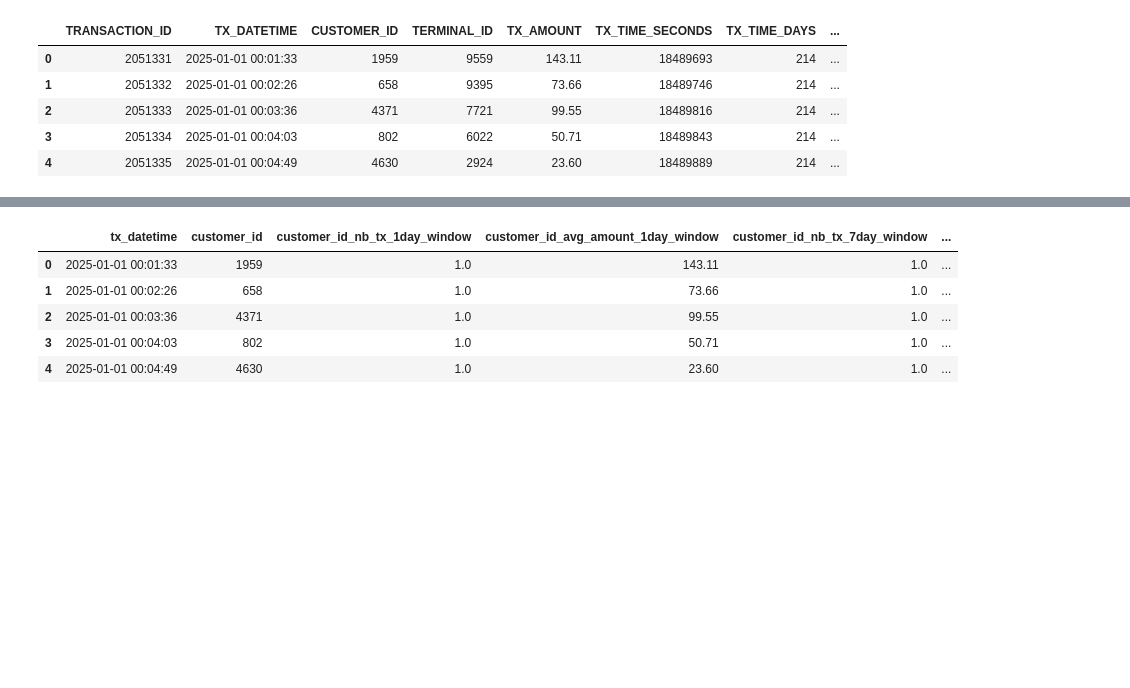
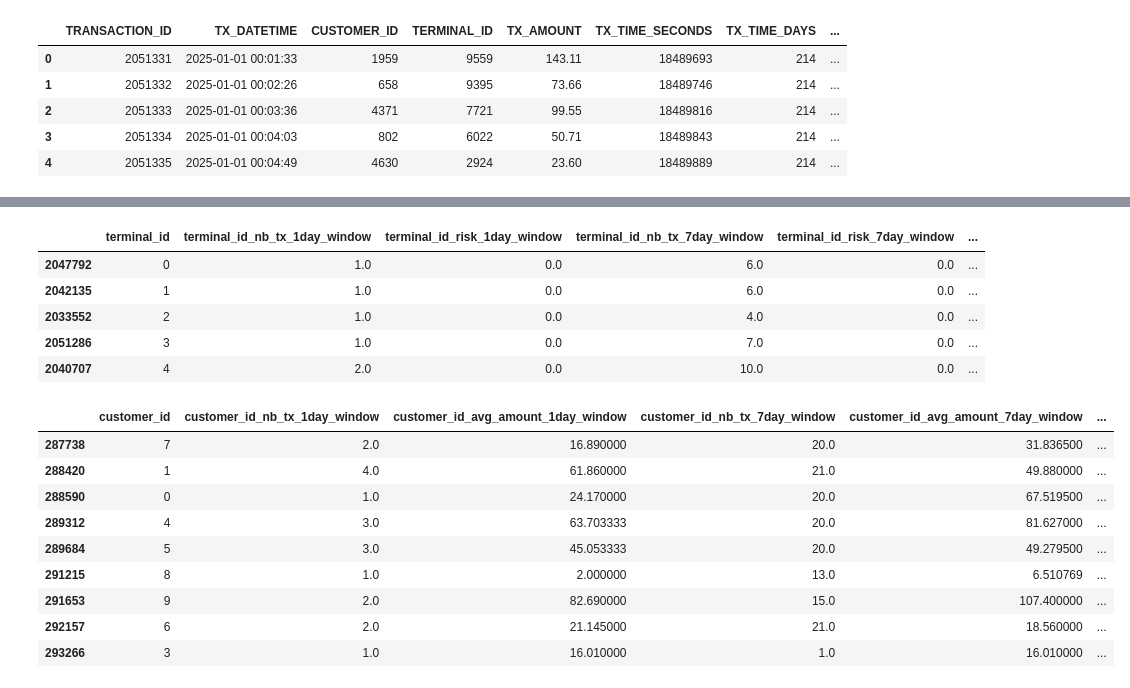
Before and after one commit to sauravtanwar786/Real-time_fraud_detection_system, a Jupyter notebook: fraud_detection_model/feature_transformation.ipynb, the cells around one changed output, grey strips where cells are left out. Saved outputs shown, nothing was run; the diff lists cells and outputs as text; code cells hidden in the pictures; blank space fills up the shorter version.

```diff
--- a/fraud_detection_model/feature_transformation.ipynb
+++ b/fraud_detection_model/feature_transformation.ipynb
@@ -404,9 +454,9 @@ transactions_df_latest=transactions_df.filter(regex='customer_id|tx_datetime')
 # %%
-transactions_df_latest.head()
+transactions_df_latest
 # %% [output]
-|  | tx_datetime | customer_id | customer_id_nb_tx_1day_window | customer_id_avg_amount_1day_window | customer_id_nb_tx_7day_window | ... |
-| 0 | 2025-01-01 00:01:33 | 1959 | 1.0 | 143.11 | 1.0 | ... |
-| 1 | 2025-01-01 00:02:26 | 658 | 1.0 | 73.66 | 1.0 | ... |
-| 2 | 2025-01-01 00:03:36 | 4371 | 1.0 | 99.55 | 1.0 | ... |
-| 3 | 2025-01-01 00:04:03 | 802 | 1.0 | 50.71 | 1.0 | ... |
-| 4 | 2025-01-01 00:04:49 | 4630 | 1.0 | 23.60 | 1.0 | ... |
+|  | terminal_id | terminal_id_nb_tx_1day_window | terminal_id_risk_1day_window | terminal_id_nb_tx_7day_window | terminal_id_risk_7day_window | ... |
+| 2047792 | 0 | 1.0 | 0.0 | 6.0 | 0.0 | ... |
+| 2042135 | 1 | 1.0 | 0.0 | 6.0 | 0.0 | ... |
+| 2033552 | 2 | 1.0 | 0.0 | 4.0 | 0.0 | ... |
+| 2051286 | 3 | 1.0 | 0.0 | 7.0 | 0.0 | ... |
+| 2040707 | 4 | 2.0 | 0.0 | 10.0 | 0.0 | ... |
@@ -422 +463,17 @@ transactions_df_latest.drop(columns=['tx_datetime'], inplace=True)
+# %%
+# There multiple entries for customer id in customer_features  deduplicate by customer id
+customer_features=customer_features.drop_duplicates(subset=['customer_id'])
+# %%
+customer_features
+# %% [output]
+|  | customer_id | customer_id_nb_tx_1day_window | customer_id_avg_amount_1day_window | customer_id_nb_tx_7day_window | customer_id_avg_amount_7day_window | ... |
+| 287738 | 7 | 2.0 | 16.890000 | 20.0 | 31.836500 | ... |
+| 288420 | 1 | 4.0 | 61.860000 | 21.0 | 49.880000 | ... |
+| 288590 | 0 | 1.0 | 24.170000 | 20.0 | 67.519500 | ... |
+| 289312 | 4 | 3.0 | 63.703333 | 20.0 | 81.627000 | ... |
+| 289684 | 5 | 3.0 | 45.053333 | 20.0 | 49.279500 | ... |
+| 291215 | 8 | 1.0 | 2.000000 | 13.0 | 6.510769 | ... |
+| 291653 | 9 | 2.0 | 82.690000 | 15.0 | 107.400000 | ... |
+| 292157 | 6 | 2.0 | 21.145000 | 21.0 | 18.560000 | ... |
+| 293266 | 3 | 1.0 | 16.010000 | 1.0 | 16.010000 | ... |
 # %%
```
Also changed, not shown: parts of 20 cells of this notebook, 6 other files.
